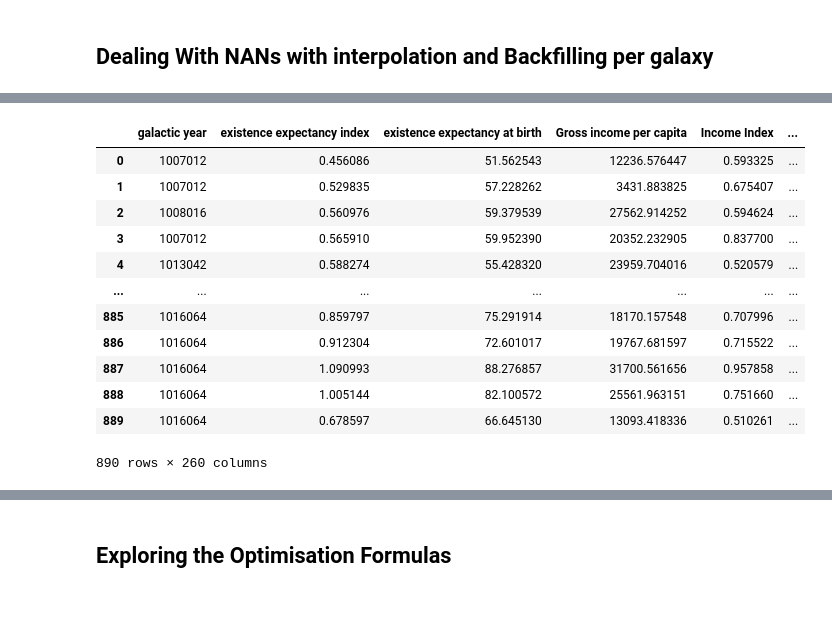
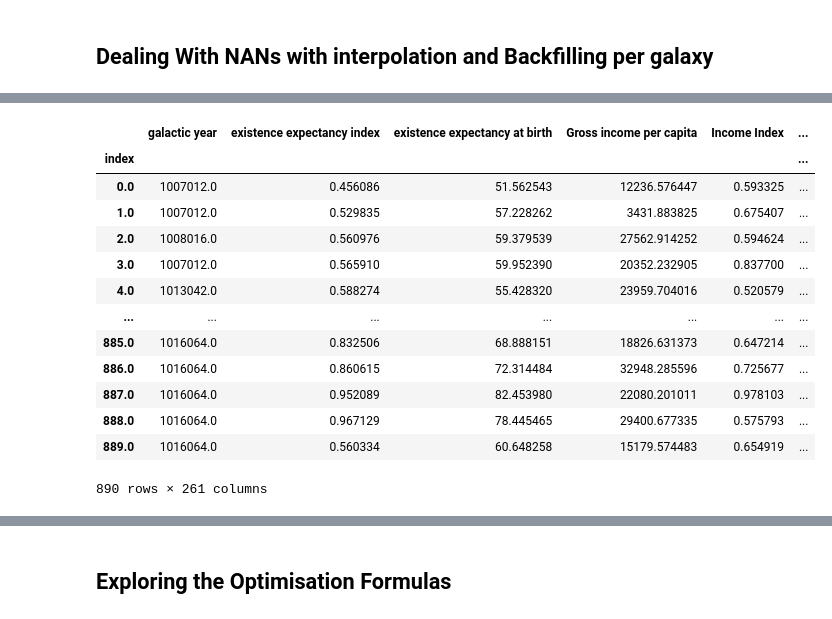
Before and after one commit to LukeBetham/PROHACK-OCISLY, a Jupyter notebook: Cleaning-EDA-Luke-Prohack.ipynb, the cells around one changed output, grey strips where cells are left out. Saved outputs shown, nothing was run; the diff lists cells and outputs as text; code cells hidden in the pictures.

```diff
--- a/Cleaning-EDA-Luke-Prohack.ipynb
+++ b/Cleaning-EDA-Luke-Prohack.ipynb
@@ -117,2 +149,7 @@ memory usage: 15.2+ KB
+# %%
+df.reset_index(inplace=True)
+df.index = pd.to_datetime(df.year*1000)
+df_test.reset_index(inplace=True)
+df_test.index = pd.to_datetime(df_test.year*1000)
 # %%
 # dealing with NAs - interpolate based on time for each galaxy
@@ -159,0 +198,12 @@ def interpolator(df):
+# %%
+from sklearn.impute import KNNImputer
+def time_interpolator(df):
+    for g in df.galaxy.unique():
+        #splitting out the individual galaxies
+        df_temp = df[df['galaxy']==g].copy()
+        df = df[~(df['galaxy']==g)]
+        #filling the Nans (first with timeinterpolation and then backfilling if missing for start)
+        df_temp.interpolate(method='time',limit_direction='both',inplace=True)
+        #adding back to dataframe
+        df = pd.concat([df,df_temp])
+    return df
@@ -183,3 +236,0 @@ df_combined
-# %%
-df_combined = interpolator(df_combined)
-df_combined = pd.get_dummies(df_combined, columns=['galaxy'])
@@ -185,0 +241,10 @@ df_combined = pd.get_dummies(df_combined, columns=['galaxy'])
+# %%
+df_combined = time_interpolator(df_combined)
+df_combined.reset_index(drop=True,inplace=True)
+df_gal = pd.DataFrame(df_combined.pop('galaxy'),columns=['galaxy'])
+df_tt = pd.DataFrame(df_combined.pop('train_test'),columns=['train_test'])
+imputer = KNNImputer(n_neighbors=2, weights="distance")
+df_combined = pd.DataFrame(imputer.fit_transform(df_combined),columns=df_combined.columns)
+df_combined['galaxy'] = df_gal['galaxy']
+df_combined['train_test'] = df_tt['train_test']
+df_combined = pd.get_dummies(df_combined, columns=['galaxy'])
@@ -191,17 +284,20 @@ df_test.drop('train_test',axis=1,inplace=True)
 # %%
+df_test.index = df_test['index']
+df_test.drop("index",axis=1,inplace=True)
 df_test.sort_index(inplace=True)
 df_test
 # %% [output]
 |  | galactic year | existence expectancy index | existence expectancy at birth | Gross income per capita | Income Index | ... |
-| 0 | 1007012 | 0.456086 | 51.562543 | 12236.576447 | 0.593325 | ... |
-| 1 | 1007012 | 0.529835 | 57.228262 | 3431.883825 | 0.675407 | ... |
-| 2 | 1008016 | 0.560976 | 59.379539 | 27562.914252 | 0.594624 | ... |
-| 3 | 1007012 | 0.565910 | 59.952390 | 20352.232905 | 0.837700 | ... |
-| 4 | 1013042 | 0.588274 | 55.428320 | 23959.704016 | 0.520579 | ... |
+| index |  |  |  |  |  | ... |
+| 0.0 | 1007012.0 | 0.456086 | 51.562543 | 12236.576447 | 0.593325 | ... |
+| 1.0 | 1007012.0 | 0.529835 | 57.228262 | 3431.883825 | 0.675407 | ... |
+| 2.0 | 1008016.0 | 0.560976 | 59.379539 | 27562.914252 | 0.594624 | ... |
+| 3.0 | 1007012.0 | 0.565910 | 59.952390 | 20352.232905 | 0.837700 | ... |
+| 4.0 | 1013042.0 | 0.588274 | 55.428320 | 23959.704016 | 0.520579 | ... |
 | ... | ... | ... | ... | ... | ... | ... |
-| 885 | 1016064 | 0.859797 | 75.291914 | 18170.157548 | 0.707996 | ... |
-| 886 | 1016064 | 0.912304 | 72.601017 | 19767.681597 | 0.715522 | ... |
-| 887 | 1016064 | 1.090993 | 88.276857 | 31700.561656 | 0.957858 | ... |
-| 888 | 1016064 | 1.005144 | 82.100572 | 25561.963151 | 0.751660 | ... |
-| 889 | 1016064 | 0.678597 | 66.645130 | 13093.418336 | 0.510261 | ... |
+| 885.0 | 1016064.0 | 0.832506 | 68.888151 | 18826.631373 | 0.647214 | ... |
+| 886.0 | 1016064.0 | 0.860615 | 72.314484 | 32948.285596 | 0.725677 | ... |
+| 887.0 | 1016064.0 | 0.952089 | 82.453980 | 22080.201011 | 0.978103 | ... |
+| 888.0 | 1016064.0 | 0.967129 | 78.445465 | 29400.677335 | 0.575793 | ... |
+| 889.0 | 1016064.0 | 0.560334 | 60.648258 | 15179.574483 | 0.654919 | ... |
-890 rows × 260 columns
+890 rows × 261 columns
```
Also changed, not shown: parts of 14 cells of this notebook, 6 other files.
